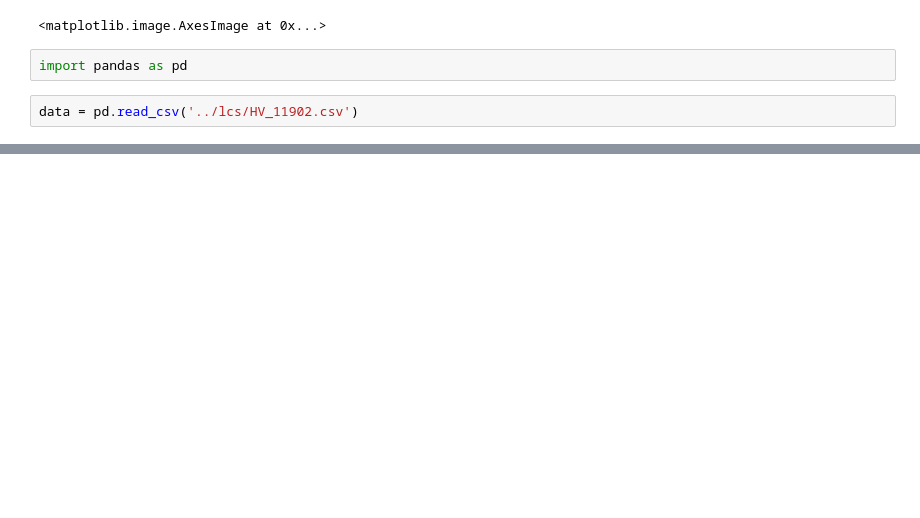
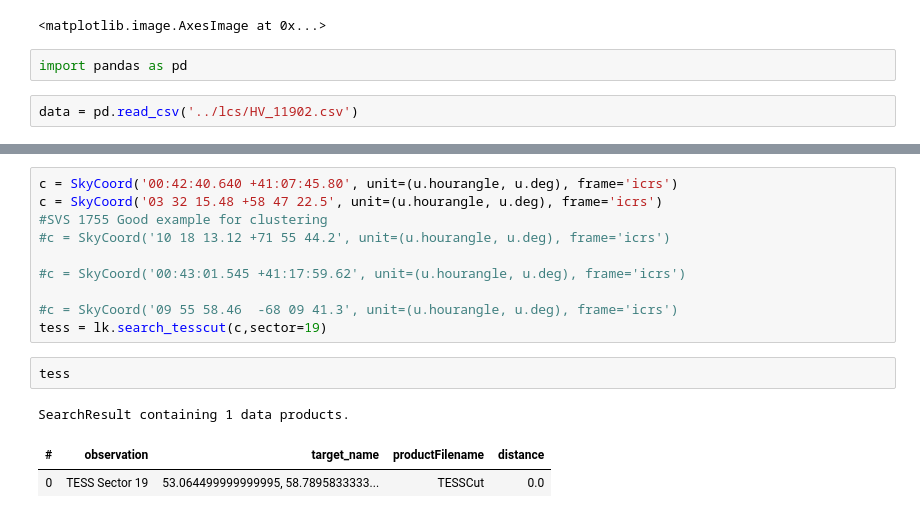
Before and after one commit to CheerfulUser/tesscvs, a Jupyter notebook: individual/Untitled.ipynb, the cells around one changed output, grey strips where cells are left out. Saved outputs shown, nothing was run; the diff lists cells and outputs as text; blank space fills up the shorter version.

```diff
--- a/individual/Untitled.ipynb
+++ b/individual/Untitled.ipynb
@@ -68,3 +464,19 @@ plt.plot(data['mjd'],data['flux']-data['trend2'],'-')
 [interactive output not drawn]
 [interactive output not drawn]
 [<matplotlib.lines.Line2D at 0x...>]
+# %%
+c = SkyCoord('00:42:40.640 +41:07:45.80', unit=(u.hourangle, u.deg), frame='icrs')
+c = SkyCoord('03 32 15.48 +58 47 22.5', unit=(u.hourangle, u.deg), frame='icrs')
+#SVS 1755 Good example for clustering
+#c = SkyCoord('10 18 13.12 +71 55 44.2', unit=(u.hourangle, u.deg), frame='icrs')
+
+#c = SkyCoord('00:43:01.545 +41:17:59.62', unit=(u.hourangle, u.deg), frame='icrs')
+
+#c = SkyCoord('09 55 58.46	-68 09 41.3', unit=(u.hourangle, u.deg), frame='icrs')
+tess = lk.search_tesscut(c,sector=19)
+# %%
+tess
+# %% [output]
+SearchResult containing 1 data products.
+| # | observation | target_name | productFilename | distance |
+| 0 | TESS Sector 19 | 53.064499999999995, 58.7895833333... | TESSCut | 0.0 |
```
Also changed, not shown: parts of 66 cells of this notebook, 2 other files.
